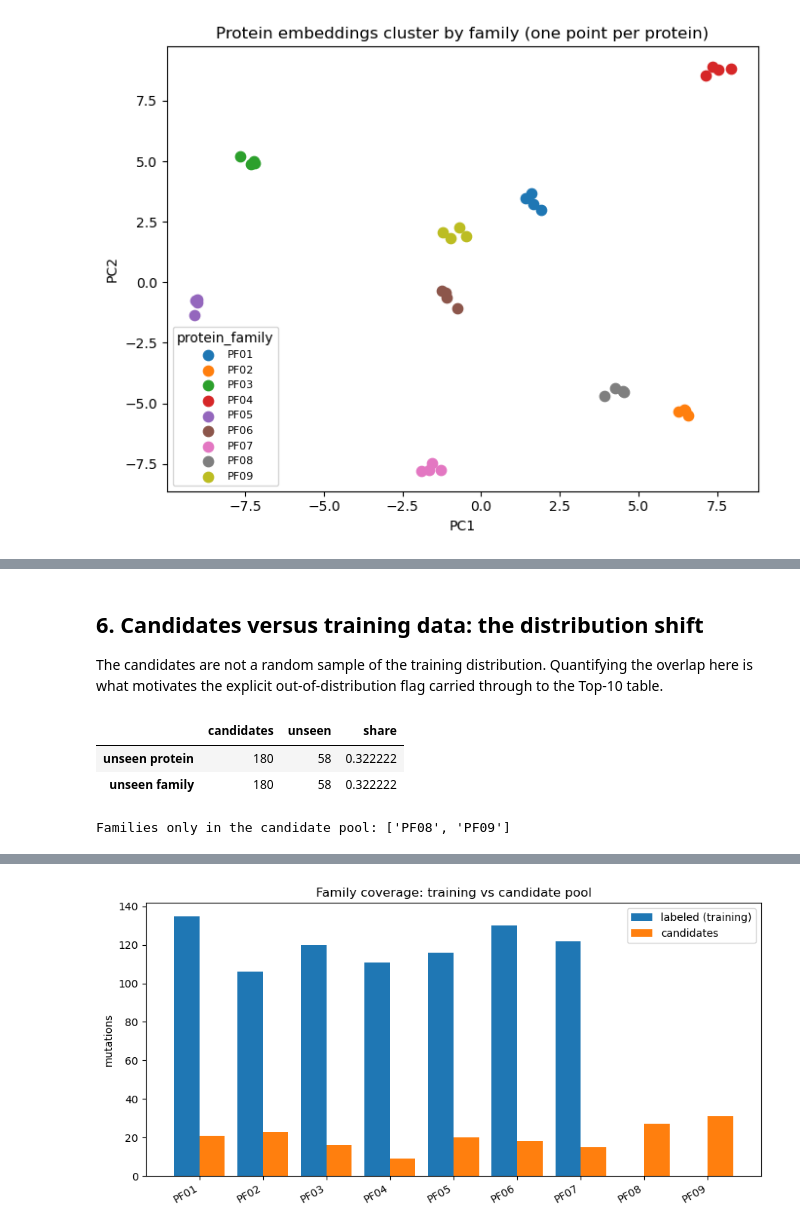
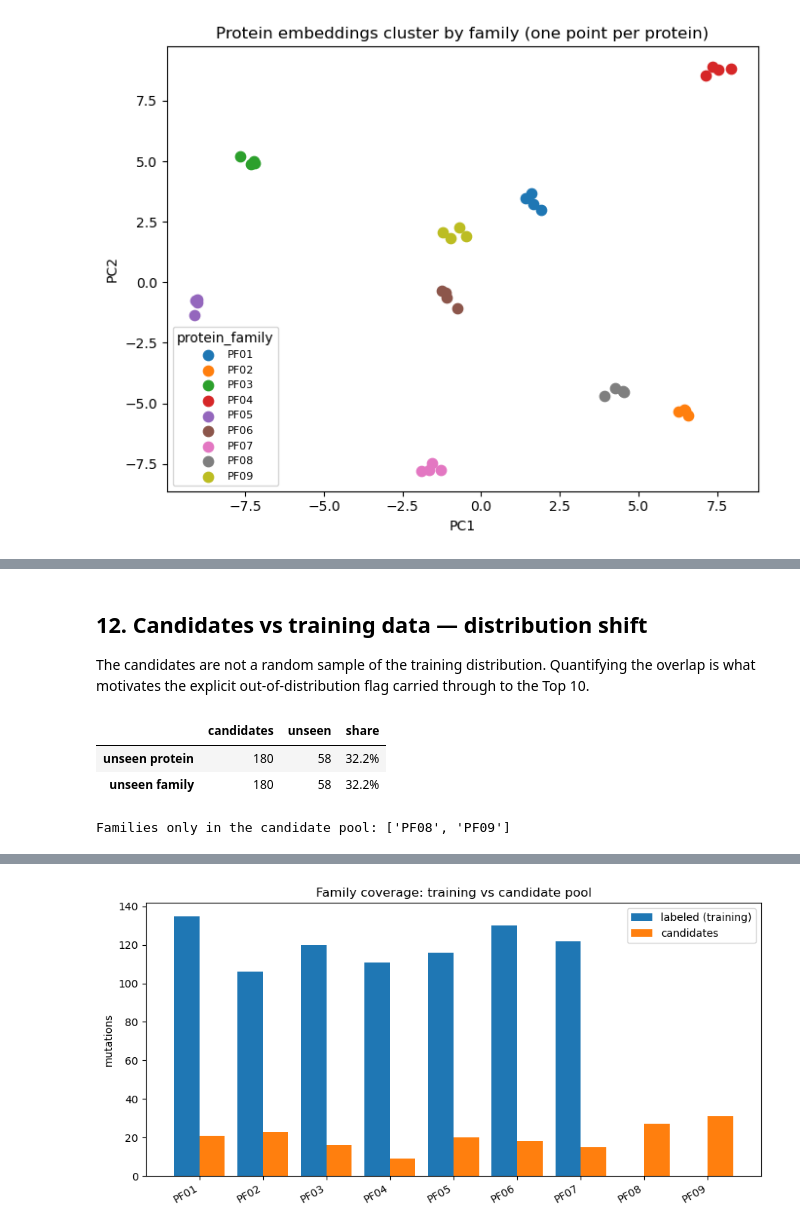
Before and after one commit to ambujsri/mutation_study, a Jupyter notebook: notebooks/exploratory_analysis.ipynb, the cells around one changed output, grey strips where cells are left out. Cells and saved outputs as stored; diff of their text form; code cells hidden in the pictures.

```diff
--- a/notebooks/exploratory_analysis.ipynb
+++ b/notebooks/exploratory_analysis.ipynb
@@ -23,26 +0,0 @@ silently drift from the pipeline it documents.
-# %%
-import sys
-from pathlib import Path
-
-import matplotlib.pyplot as plt
-import numpy as np
-import pandas as pd
-
-# Run from anywhere: anchor imports at the project root (the folder holding main.py).
-PROJECT_ROOT = next(p for p in [Path.cwd(), *Path.cwd().parents] if (p / "main.py").is_file())
-if str(PROJECT_ROOT) not in sys.path:
-    sys.path.insert(0, str(PROJECT_ROOT))
-
-from src import data_processing as dp
-from src.common import constants as const
-from src.common.config import load_config
-
-cfg = load_config(PROJECT_ROOT / "config" / "config.yaml")
-rng = np.random.default_rng(cfg["project"]["random_seed"])
-
-pd.set_option("display.width", 120)
-pd.set_option("display.max_columns", 40)
-
-print(f"project root : {PROJECT_ROOT}")
-print(f"random seed  : {cfg['project']['random_seed']}")
-print(f"targets      : {list(const.TARGETS.values())}")
@@ -266,30 +841,27 @@ plt.show()
 # %% [markdown]
-## 6. Candidates versus training data: the distribution shift
+## 12. Candidates vs training data — distribution shift
 
-The candidates are not a random sample of the training distribution. Quantifying the
-overlap here is what motivates the explicit out-of-distribution flag carried through to
-the Top-10 table.
+The candidates are not a random sample of the training distribution. Quantifying the overlap is
+what motivates the explicit out-of-distribution flag carried through to the Top 10.
 # %%
-train_proteins = set(labeled_merged[const.COL_PROTEIN_ID])
-train_families = set(labeled_merged[const.COL_PROTEIN_FAMILY])
+train_proteins = set(labeled[const.COL_PROTEIN_ID])
+train_families = set(labeled[const.COL_PROTEIN_FAMILY])
 
-unseen_protein = ~candidates_merged[const.COL_PROTEIN_ID].isin(train_proteins)
-unseen_family = ~candidates_merged[const.COL_PROTEIN_FAMILY].isin(train_families)
+unseen_protein = ~candidates[const.COL_PROTEIN_ID].isin(train_proteins)
+unseen_family = ~candidates[const.COL_PROTEIN_FAMILY].isin(train_families)
 
 overlap = pd.DataFrame(
-    {
-        "candidates": [len(candidates_merged)] * 2,
-        "unseen": [int(unseen_protein.sum()), int(unseen_family.sum())],
-    },
+    {"candidates": [len(candidates)] * 2,
+     "unseen": [int(unseen_protein.sum()), int(unseen_family.sum())]},
     index=["unseen protein", "unseen family"],
 )
-overlap["share"] = overlap["unseen"] / overlap["candidates"]
+overlap["share"] = (overlap["unseen"] / overlap["candidates"]).map("{:.1%}".format)
 display(overlap)
 
 print("Families only in the candidate pool:",
-      sorted(set(candidates_merged[const.COL_PROTEIN_FAMILY]) - train_families))
+      sorted(set(candidates[const.COL_PROTEIN_FAMILY]) - train_families))
 # %% [output]
 |  | candidates | unseen | share |
-| unseen protein | 180 | 58 | 0.322222 |
-| unseen family | 180 | 58 | 0.322222 |
+| unseen protein | 180 | 58 | 32.2% |
+| unseen family | 180 | 58 | 32.2% |
 Families only in the candidate pool: ['PF08', 'PF09']
```
Also changed, not shown: parts of 70 cells of this notebook, 1 other file.
